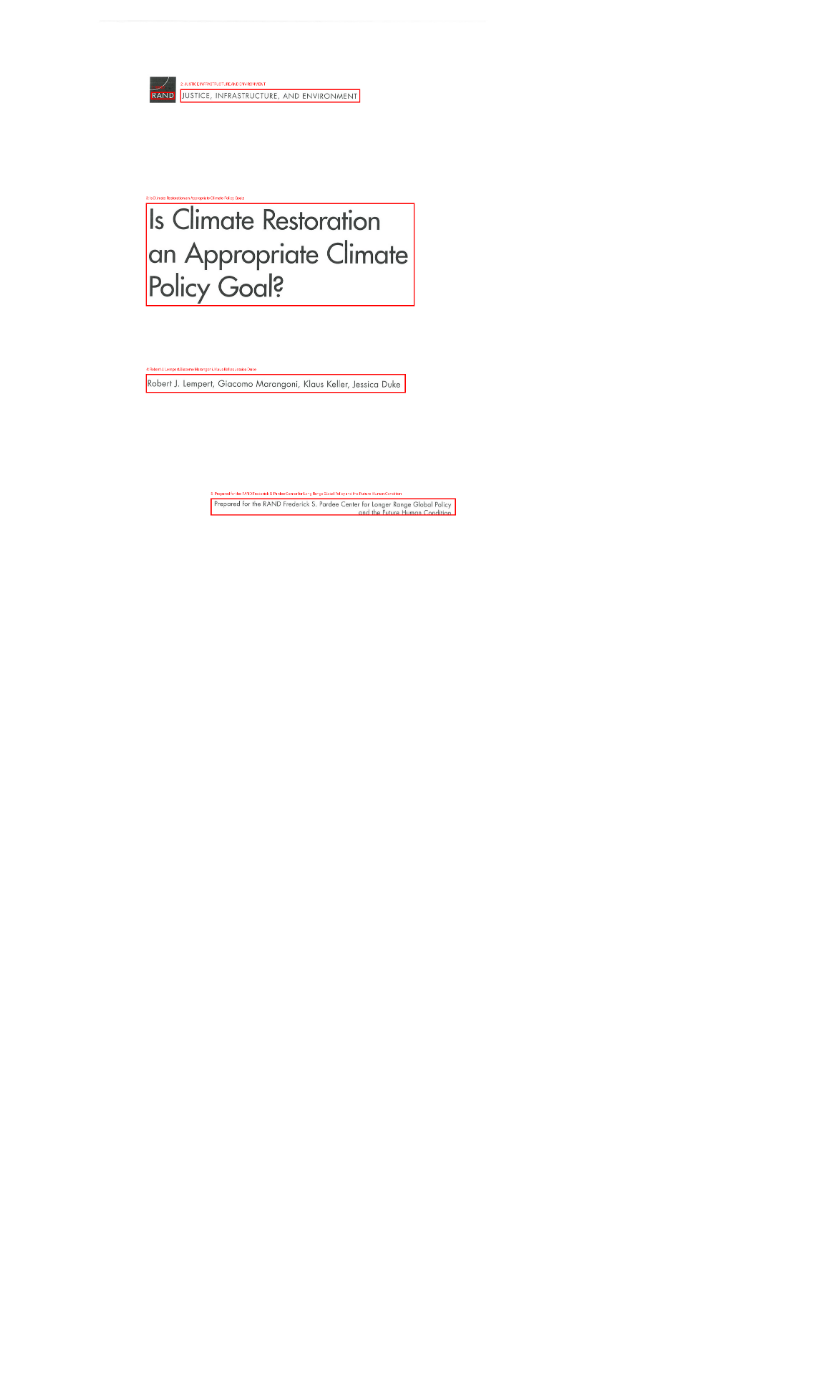
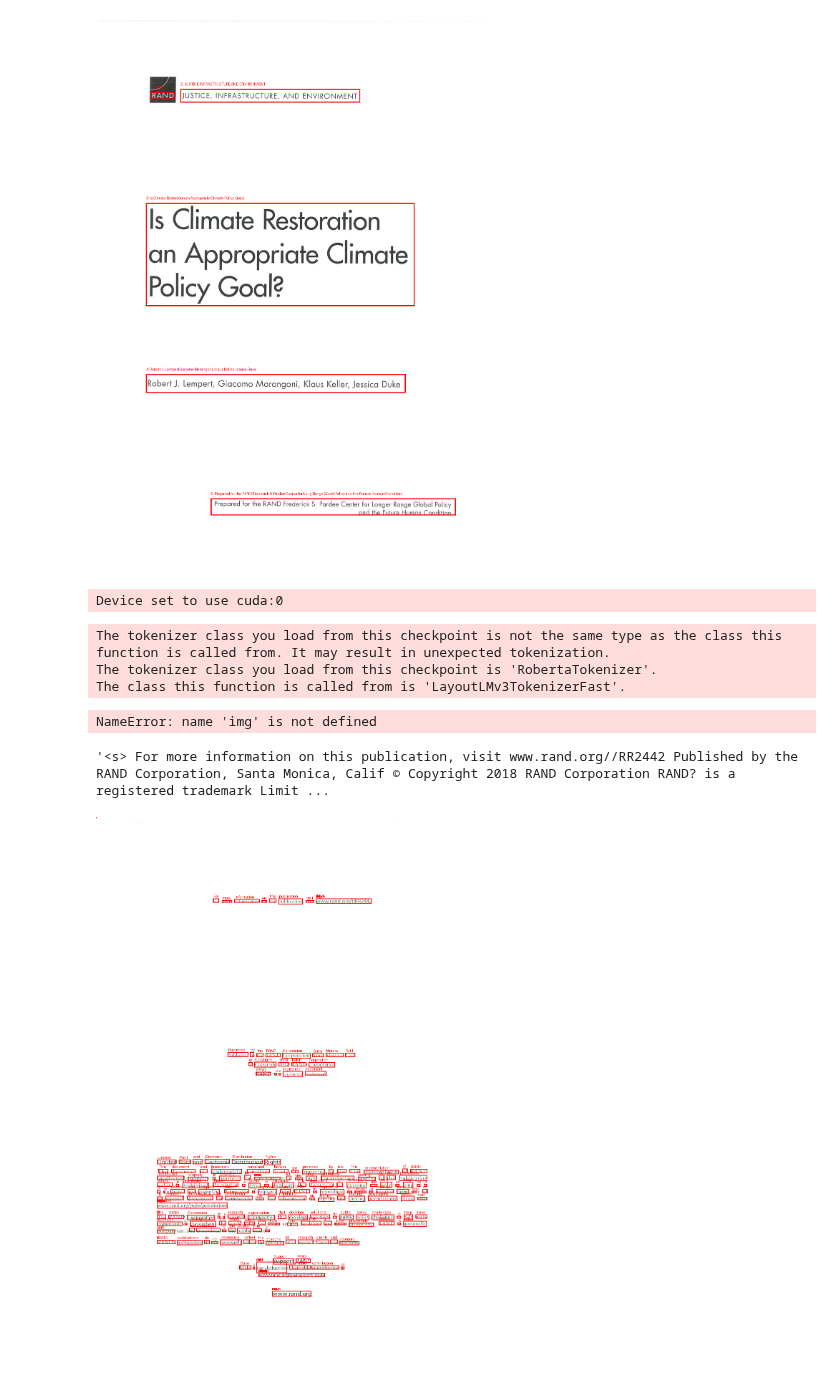
Before and after one commit to amaljoe/doctr-dit, a Jupyter notebook: notebooks/evaluate.ipynb, the cells around one changed output. Cells and saved outputs as stored; diff of their text form; code cells hidden in the pictures; blank space fills up the shorter version.

```diff
--- a/notebooks/evaluate.ipynb
+++ b/notebooks/evaluate.ipynb
@@ -334,3 +334,24 @@ img = visualize_doc(items[idx][2], docs[idx])
 display(img)
 # %% [output]
 [figure]
+# %%
+# Use a pipeline as a high-level helper
+from transformers import pipeline
+
+pipe = pipeline("token-classification", model="nielsr/layoutlmv3-finetuned-funsd")
+# %% [output]
+Device set to use cuda:0
+# %%
+# Load model directly
+from transformers import AutoProcessor, AutoModelForTokenClassification
+
+processor = AutoProcessor.from_pretrained("nielsr/layoutlmv3-finetuned-funsd")
+model = AutoModelForTokenClassification.from_pretrained("nielsr/layoutlmv3-finetuned-funsd")
+# %% [output]
+The tokenizer class you load from this checkpoint is not the same type as the class this function is called from. It may result in unexpected tokenization.
+The tokenizer class you load from this checkpoint is 'RobertaTokenizer'.
+The class this function is called from is 'LayoutLMv3TokenizerFast'.
+# %%
+processor(img)
+# %% [output]
+NameError: name 'img' is not defined
@@ -336,0 +364,59 @@ display(img)
+# %%
+from transformers import LayoutLMv2Processor
+from PIL import Image
+
+processor = LayoutLMv3Processor.from_pretrained("microsoft/layoutlmv3-base")
+
+image = Image.open('../data/DITrans-EMNLP/political_report/imgs/1_Is Climate Restoration an Appropriate Climate Policy Goal_01.jpg').convert("RGB")
+encoding = processor(image, return_tensors="pt")
+tokenizer.decode(encoding['input_ids'][0])
+# dict_keys(['input_ids', 'token_type_ids', 'attention_mask', 'bbox', 'labels', 'image'])
+# %% [output]
+'<s> For more information on this publication, visit www.rand.org//RR2442 Published by the RAND Corporation, Santa Monica, Calif © Copyright 2018 RAND Corporation RAND? is a registered trademark Limit ...
+# %%
+from PIL import Image, ImageDraw, ImageFont
+
+def visualize_layoutlm_boxes(image, encoding, color="red", width=2, show_ids=False):
+    """
+    Draw LayoutLMv2/v3 WordPiece bounding boxes on the image.
+
+    image: PIL Image (original image)
+    encoding: output of processor(image, ...)
+    """
+    img = image.copy()
+    draw = ImageDraw.Draw(img)
+
+    W, H = img.size
+    bboxes = encoding["bbox"][0].tolist()
+    input_ids = encoding["input_ids"][0].tolist()
+
+    # Optional font for text labels
+    try:
+        font = ImageFont.truetype("arial.ttf", 16)
+    except:
+        font = ImageFont.load_default()
+
+    for idx, box in enumerate(bboxes):
+        x0, y0, x1, y1 = box
+
+        # Convert 0–1000 coords to pixel coords
+        x0 = int(x0 / 1000 * W)
+        y0 = int(y0 / 1000 * H)
+        x1 = int(x1 / 1000 * W)
+        y1 = int(y1 / 1000 * H)
+
+        # Draw box
+        draw.rectangle([(x0, y0), (x1, y1)], outline=color, width=width)
+
+        # Optional: show token id or token text
+        if show_ids:
+            token = processor.tokenizer.decode([input_ids[idx]])
+            draw.text((x0, y0 - 12), token, fill=color, font=font)
+
+    return img
+
+
+vis = visualize_layoutlm_boxes(image, encoding, show_ids=True)
+display(vis)
+# %% [output]
+[figure, added]
```
Also changed, not shown: parts of 1 cell of this notebook, 8 other files.
